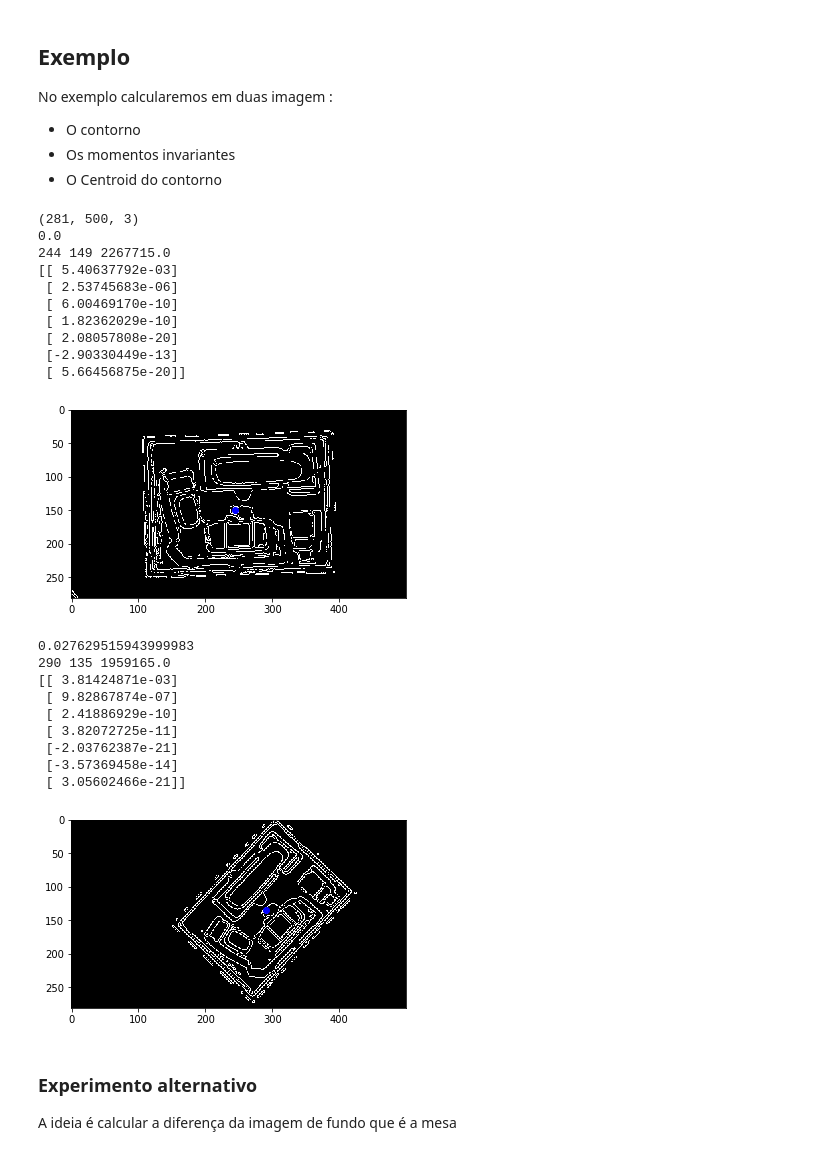
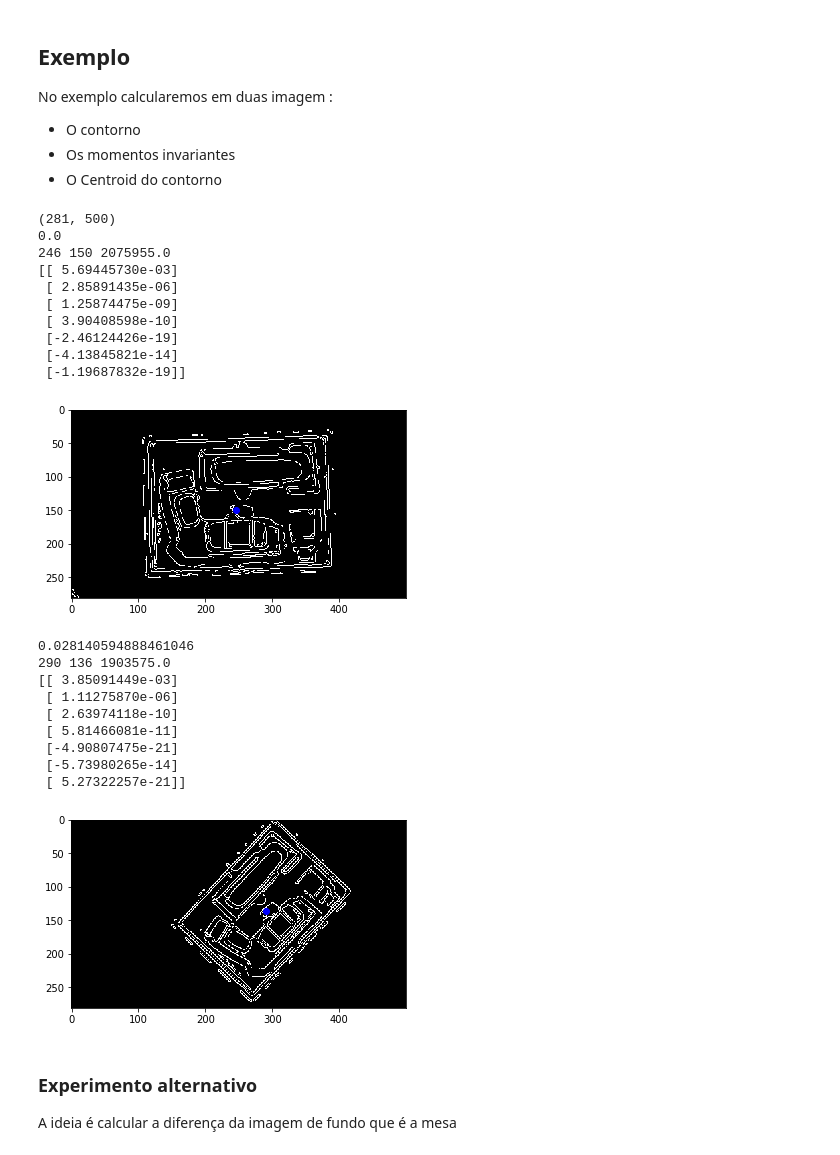
Before and after one commit to wagner1986/python-computer-vision, a Jupyter notebook: Bandeja- Contorno & Momento.ipynb, the cells around one changed output. Cells and saved outputs as stored; diff of their text form; code cells hidden in the pictures.

```diff
--- a/Bandeja- Contorno & Momento.ipynb
+++ b/Bandeja- Contorno & Momento.ipynb
@@ -217,42 +268,44 @@ No exemplo calcularemos em duas imagem :
 - O Centroid do contorno
 # %%
 import numpy as np
-temp=cv2.imread("./data/2.png")
+temp=cv2.imread("./data/2.png",0)
+
+
 print(temp.shape)
 _,temp = cv2.threshold(temp, 60, 80, cv2.THRESH_BINARY_INV)
 
 im = cv2.GaussianBlur(temp, (5,5), 0)
 edges1 = auto_canny(im)
 
 d1 = cv2.matchShapes(edges1,edges1,cv2.CONTOURS_MATCH_I1,0)
 
 plt.imshow(edges1,cmap=cm.gray)
 print(d1)
 
 # Calculate Moments
 M = cv2.moments(edges1)
 
 # calculate x,y coordinate of center
 cX = int(M["m10"] / M["m00"])
 cY = int(M["m01"] / M["m00"])
 print(cX,cY,M["m00"])
 plt.plot(cX,cY, 'bo')
 # Calculate Hu Moments
 huMoments = cv2.HuMoments(M)
 print(huMoments)
 plt.show()
 # %% [output]
-(281, 500, 3)
+(281, 500)
 0.0
-244 149 2267715.0
-[[ 5.40637792e-03]
- [ 2.53745683e-06]
- [ 6.00469170e-10]
- [ 1.82362029e-10]
- [ 2.08057808e-20]
- [-2.90330449e-13]
- [ 5.66456875e-20]]
+246 150 2075955.0
+[[ 5.69445730e-03]
+ [ 2.85891435e-06]
+ [ 1.25874475e-09]
+ [ 3.90408598e-10]
+ [-2.46124426e-19]
+ [-4.13845821e-14]
+ [-1.19687832e-19]]
-[figure, old version]
+[figure, new version]
 # %%
 image=cv2.imread("./data/2.png",0)
 _,im = cv2.threshold(image, 60, 80, cv2.THRESH_BINARY_INV)
@@ -293,16 +346,16 @@ huMoments = cv2.HuMoments(M)
 print(huMoments)
 plt.show()
 # %% [output]
-0.027629515943999983
-290 135 1959165.0
-[[ 3.81424871e-03]
- [ 9.82867874e-07]
- [ 2.41886929e-10]
- [ 3.82072725e-11]
- [-2.03762387e-21]
- [-3.57369458e-14]
- [ 3.05602466e-21]]
+0.028140594888461046
+290 136 1903575.0
+[[ 3.85091449e-03]
+ [ 1.11275870e-06]
+ [ 2.63974118e-10]
+ [ 5.81466081e-11]
+ [-4.90807475e-21]
+ [-5.73980265e-14]
+ [ 5.27322257e-21]]
-[figure, old version]
+[figure, new version]
 # %% [markdown]
 ### Experimento alternativo
 
```
Also changed, not shown: parts of 11 cells of this notebook, 5 other files.
